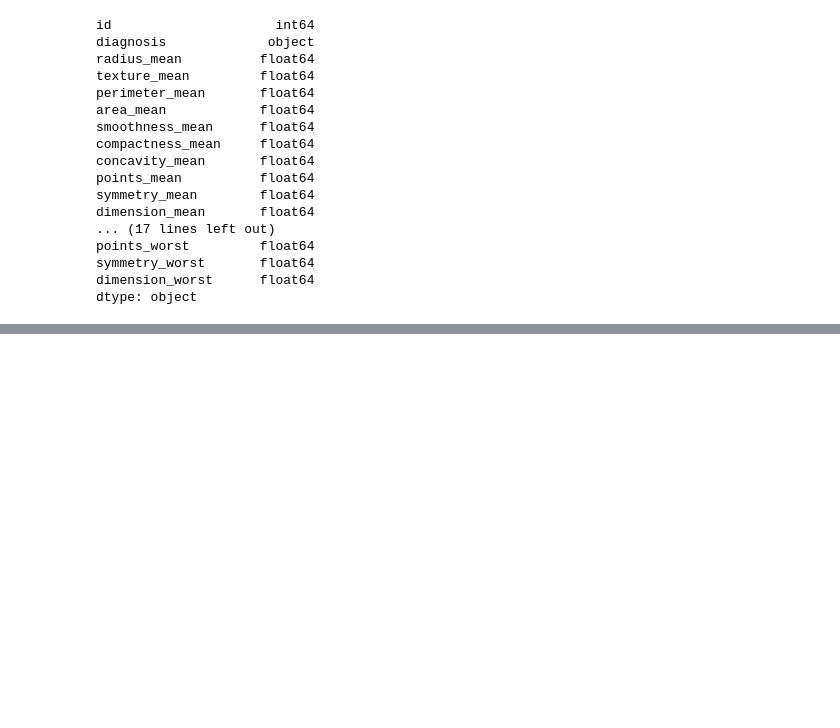
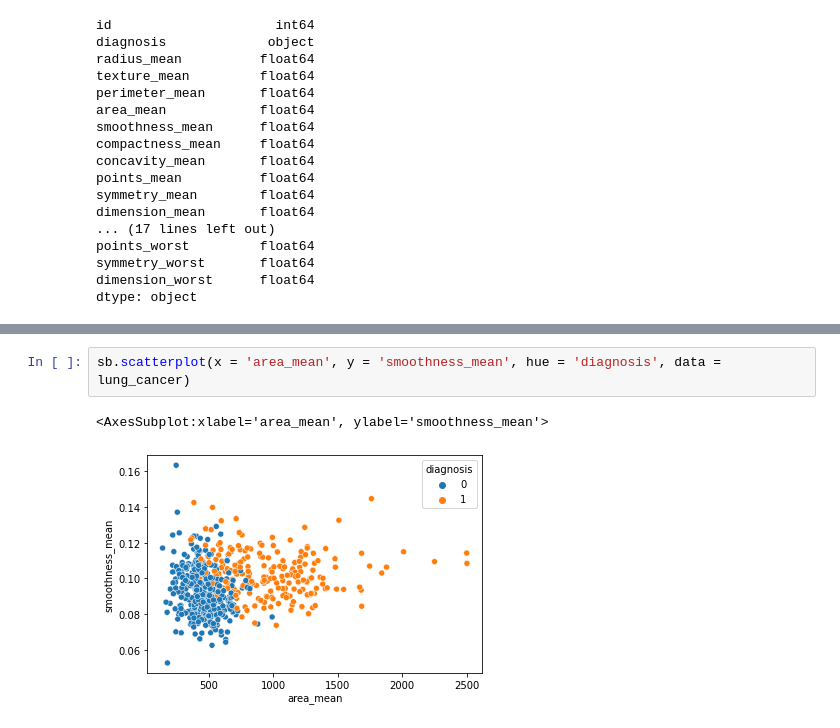
Before and after one commit to rashmi0114/ML_Assignment2_IT18169512_IT19234694_-IT19214962_IT19233840, a Jupyter notebook: lung cancer.ipynb, the cells around one changed output, grey strips where cells are left out. Drawn from its saved outputs; the diff is of its cells as text; blank space fills up the shorter version.

```diff
--- a/lung cancer.ipynb
+++ b/lung cancer.ipynb
@@ -98,0 +226,5 @@ lung_cancer.describe()
+# %%
+sb.scatterplot(x = 'area_mean', y = 'smoothness_mean', hue = 'diagnosis', data = lung_cancer)
+# %% [output]
+<AxesSubplot:xlabel='area_mean', ylabel='smoothness_mean'>
+[figure, added]
```
Also changed, not shown: parts of 18 cells of this notebook, 1 other file.
